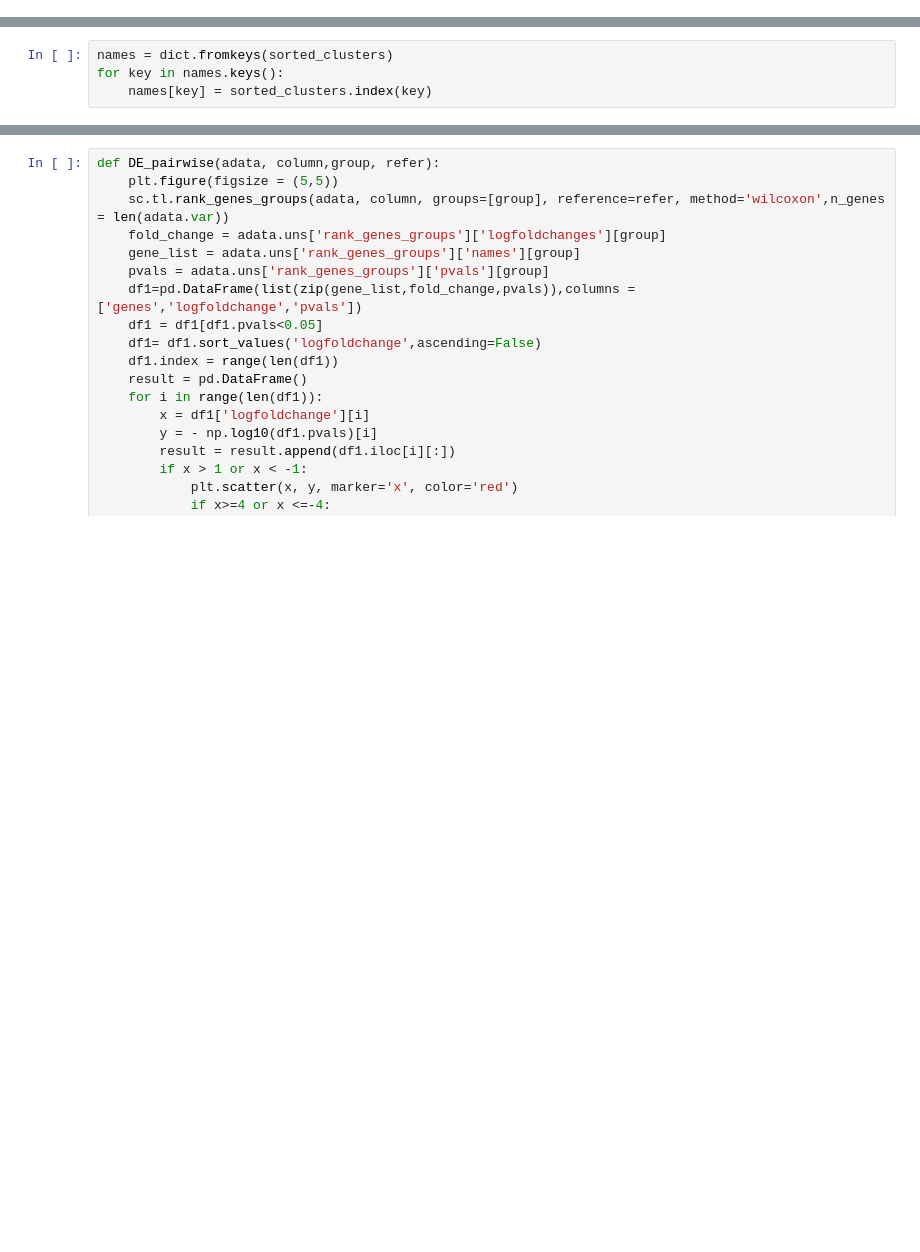
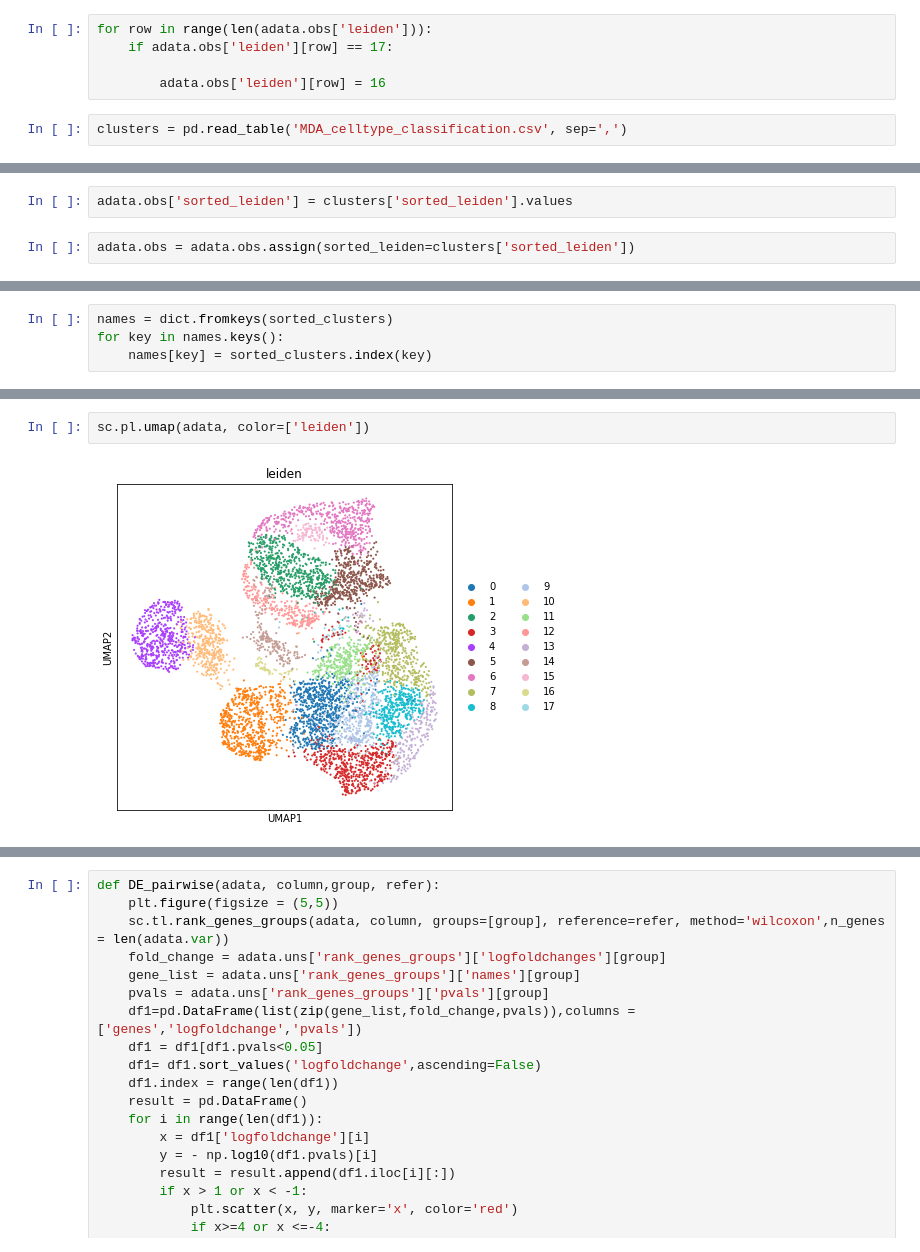
Before and after one commit to UCSFSystemsBio/BP205B_2020, a Jupyter notebook: DE_MDA.ipynb, the cells around one changed output, grey strips where cells are left out. Drawn from its saved outputs; the diff is of its cells as text; blank space fills up the shorter version.

```diff
--- a/DE_MDA.ipynb
+++ b/DE_MDA.ipynb
@@ -125,0 +128,7 @@ sc.tl.leiden(adata)
+# %%
+for row in range(len(adata.obs['leiden'])):
+    if adata.obs['leiden'][row] == 17:
+
+        adata.obs['leiden'][row] = 16
+# %%
+clusters = pd.read_table('MDA_celltype_classification.csv', sep=',')
@@ -125,0 +151,4 @@ sc.tl.leiden(adata)
+# %%
+adata.obs['sorted_leiden'] = clusters['sorted_leiden'].values
+# %%
+adata.obs = adata.obs.assign(sorted_leiden=clusters['sorted_leiden'])
@@ -149,3 +304,7 @@ for row in range(len(adata.obs['leiden'])):
+# %%
+sc.pl.umap(adata, color=['leiden'])
+# %% [output]
+[figure, added]
 # %%
 x = adata.obs.groupby(by = ['sorted_leiden', 'SampleType']).size() / adata.obs.groupby(by = 'sorted_leiden').size()
 ax = x.unstack().plot(kind='bar', stacked = True)
```
Also changed, not shown: parts of 15 cells of this notebook.
